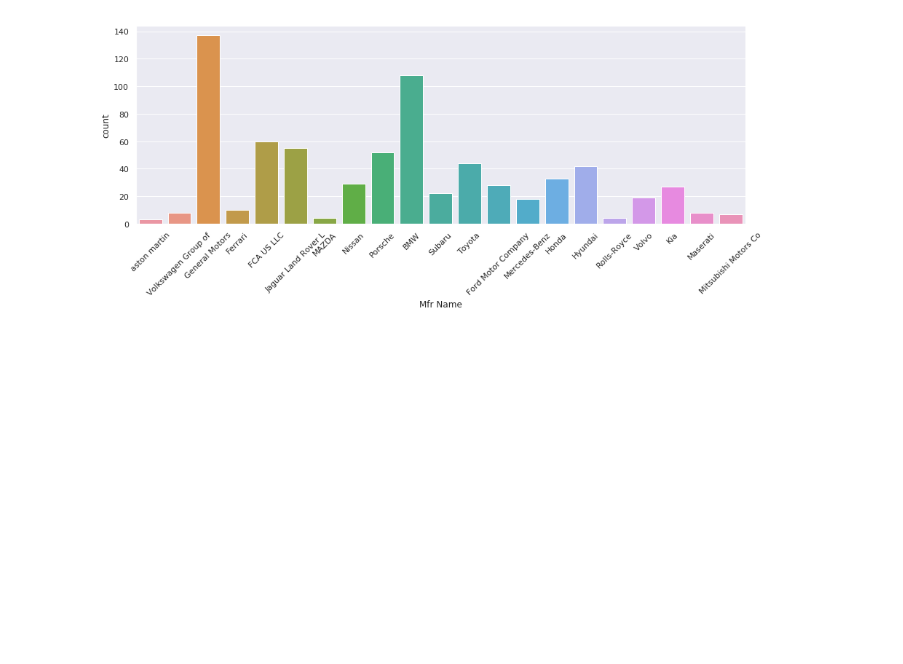
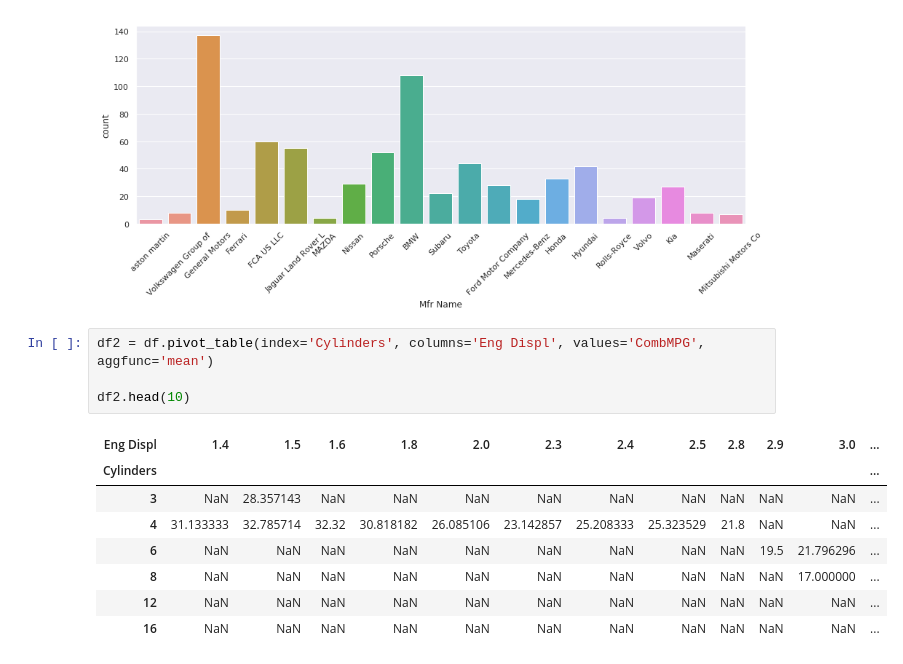
Before and after one commit to SudhakarAnemu/AI-DS-ML-DL-, a Jupyter notebook: jsDSDLMLwithPython_Udemy.ipynb, the cells around one changed output. Drawn from its saved outputs; the diff is of its cells as text; blank space fills up the shorter version.

```diff
--- a/jsDSDLMLwithPython_Udemy.ipynb
+++ b/jsDSDLMLwithPython_Udemy.ipynb
@@ -608,3 +608,16 @@ ax.set_xticklabels(ax.get_xticklabels(), rotation=45)
  Text(0, 0, 'Maserati'),
  Text(0, 0, 'Mitsubishi Motors Co')]
 [figure]
+# %%
+df2 = df.pivot_table(index='Cylinders', columns='Eng Displ', values='CombMPG', aggfunc='mean')
+
+df2.head(10)
+# %% [output]
+| Eng Displ | 1.4 | 1.5 | 1.6 | 1.8 | 2.0 | 2.3 | 2.4 | 2.5 | 2.8 | 2.9 | 3.0 | ... |
+| Cylinders |  |  |  |  |  |  |  |  |  |  |  | ... |
+| 3 | NaN | 28.357143 | NaN | NaN | NaN | NaN | NaN | NaN | NaN | NaN | NaN | ... |
+| 4 | 31.133333 | 32.785714 | 32.32 | 30.818182 | 26.085106 | 23.142857 | 25.208333 | 25.323529 | 21.8 | NaN | NaN | ... |
+| 6 | NaN | NaN | NaN | NaN | NaN | NaN | NaN | NaN | NaN | 19.5 | 21.796296 | ... |
+| 8 | NaN | NaN | NaN | NaN | NaN | NaN | NaN | NaN | NaN | NaN | 17.000000 | ... |
+| 12 | NaN | NaN | NaN | NaN | NaN | NaN | NaN | NaN | NaN | NaN | NaN | ... |
+| 16 | NaN | NaN | NaN | NaN | NaN | NaN | NaN | NaN | NaN | NaN | NaN | ... |
```
Also changed, not shown: parts of 8 cells of this notebook.
